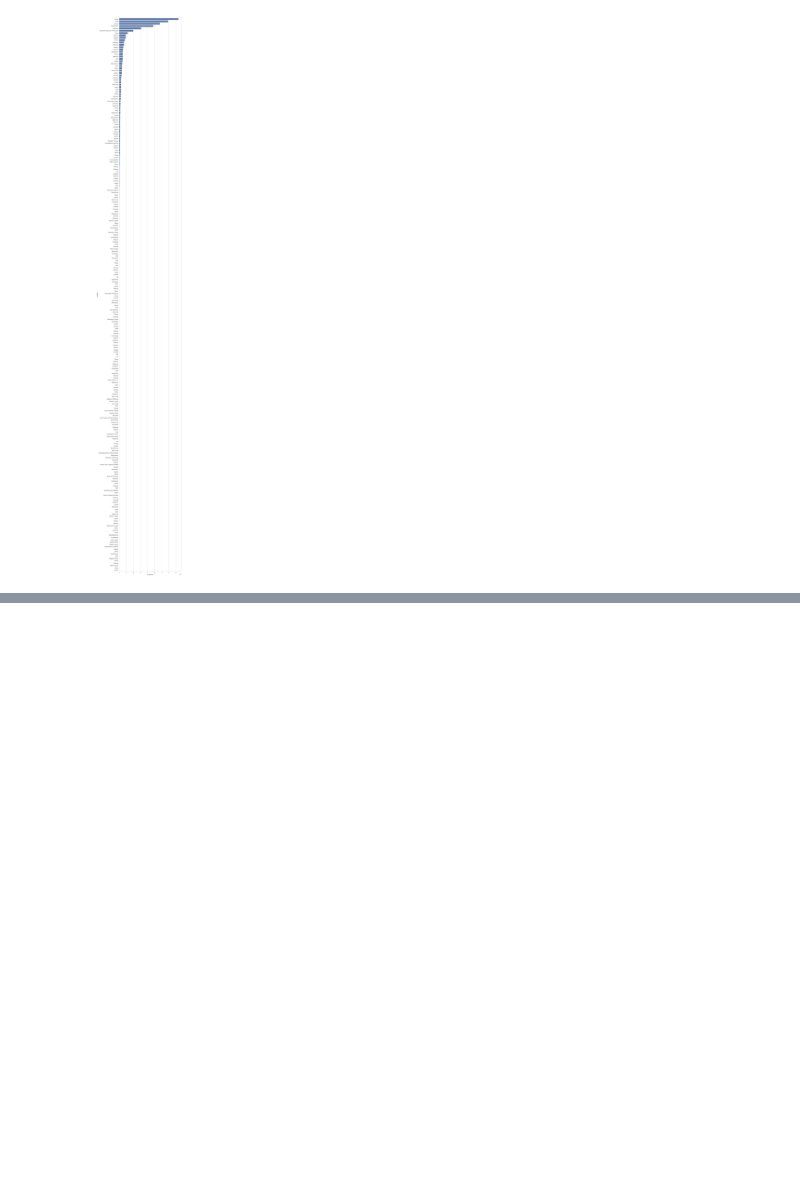
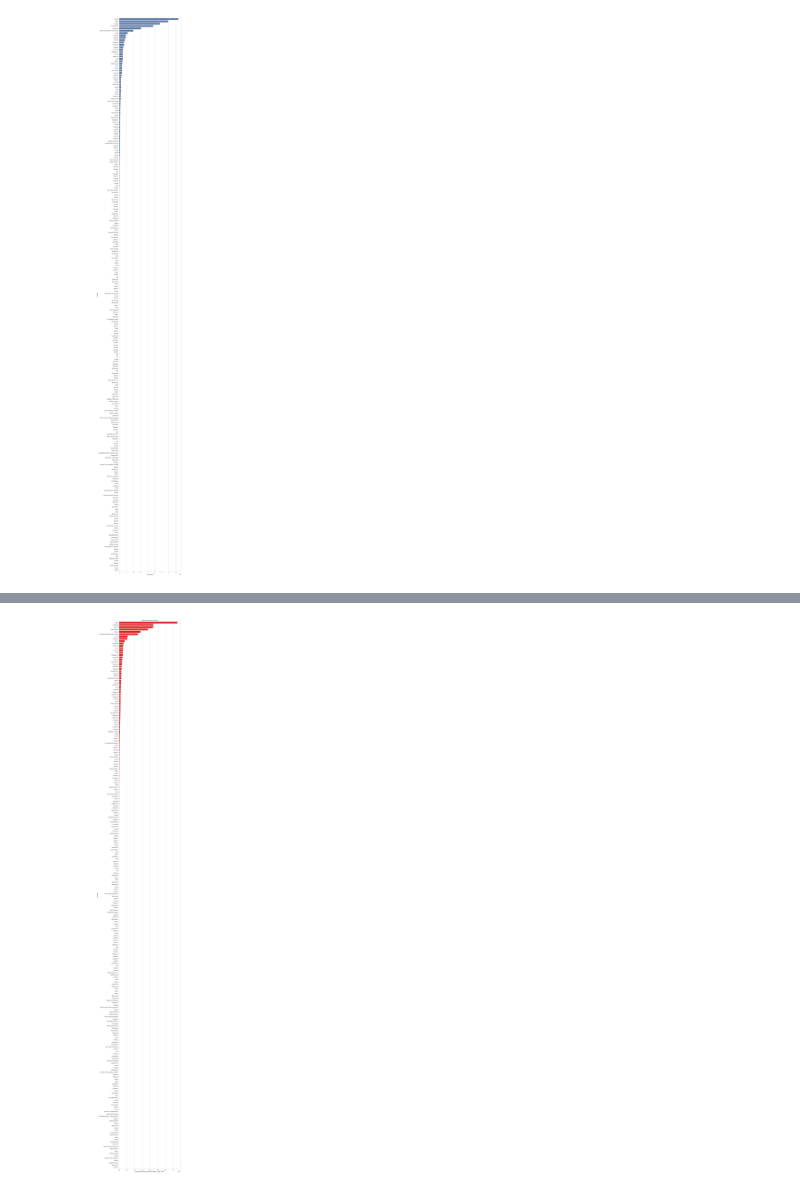
Before and after one commit to sidmanu/MIDS-W207-DeforestationAndClimate, a Jupyter notebook: notebooks/EDA_globalforestwatch.ipynb, the cells around one changed output, grey strips where cells are left out. Saved outputs shown, nothing was run; the diff lists cells and outputs as text; code cells hidden in the pictures; blank space fills up the shorter version.

Commit message:
updated EDA global forest watch with carbon emission chart

```diff
--- a/notebooks/EDA_globalforestwatch.ipynb
+++ b/notebooks/EDA_globalforestwatch.ipynb
@@ -107,0 +105,6 @@ There are no negative values in the 'tc_loss_ha' column.
+# %%
+# LOAD Cleaned SHEET 2
+
+gfc_carbon = pd.read_csv('../data/GlobalForestWatch/cleaned/gfc_carbon_yearly.csv')
+
+gfc_carbon
@@ -107,0 +125,13 @@ There are no negative values in the 'tc_loss_ha' column.
+# %%
+
+# The emissions data quantifies the amount of carbon dioxide emissions to the atmosphere where forest disturbances have occurred, and includes CO2, CH4, and N2O and multiple carbon pools. Removals includes the average annual carbon captured by aboveground and belowground woody biomass in forests. Net flux is the difference between average annual emissions and average annual removals; negative values are net sinks and positive values are net sources.
+
+
+country_agg_df = gfc_carbon.groupby('country')['gfw_forest_carbon_gross_emissions__Mg_CO2e'].sum().reset_index()
+descending_total_countries_df = country_agg_df.sort_values('gfw_forest_carbon_gross_emissions__Mg_CO2e', ascending=False)
+plt.figure(figsize=(10, 90))
+sns.barplot(data=descending_total_countries_df, x='gfw_forest_carbon_gross_emissions__Mg_CO2e', y='country', color='red')
+plt.title("Carbon emission by country")
+plt.show()
+# %% [output]
+[figure, added]
```
Also changed, not shown: parts of 3 cells of this notebook.
